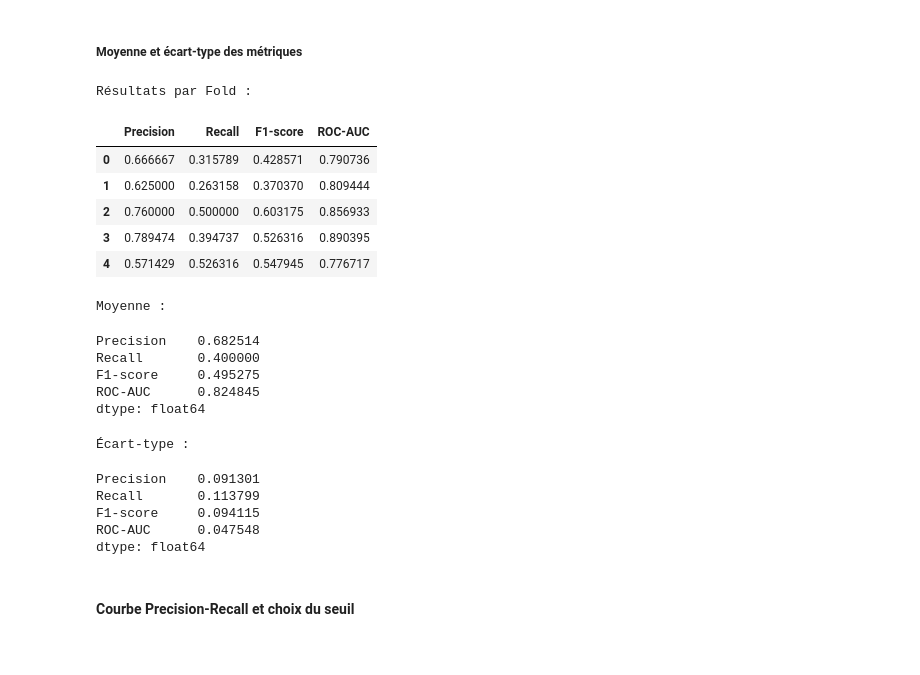
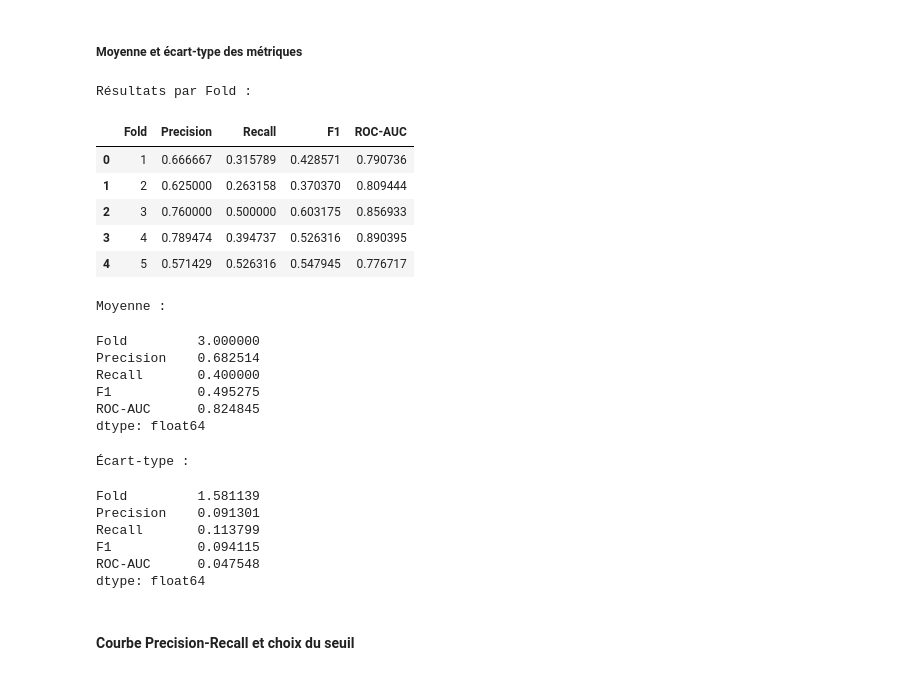
Before and after one commit to rafadmgs/HR_Analytics_Prediction_Turnover_Employee_ESN, a Jupyter notebook: notebooks/P4_E4_amelioration_classification.ipynb, the cells around one changed output. Drawn from its saved outputs; the diff is of its cells as text; code cells hidden in the pictures.

```diff
--- a/notebooks/P4_E4_amelioration_classification.ipynb
+++ b/notebooks/P4_E4_amelioration_classification.ipynb
@@ -154,3 +175,14 @@ X_train : (1176, 45)
 X_test  : (294, 45)
 y_train : (1176,)
 y_test  : (294,)
+# %%
+# Feature engineering
+
+from src.preprocessing import create_e4_features
+
+X_train = create_e4_features(X_train)
+X_test = create_e4_features(X_test)
+
+print("Feature engineering appliqué avec succès.")
+print("X_train :", X_train.shape)
+print("X_test  :", X_test.shape)
@@ -364,18 +400,15 @@ Name: impact_augmentation_equilibre, dtype: float64
 # %% [markdown]
 > - Nous utilisons un **Random Forest** afin de modéliser des relations non linéaires et de prendre en compte le **déséquilibre des classes** grâce à `class_weight="balanced"`.
 # %%
-# Création du modèle Random Forest
+# Création et entraînement du modèle Random Forest
 
-rf_model = RandomForestClassifier(
-    n_estimators=300,
-    class_weight="balanced",
-    random_state=42
+from src.models import train_random_forest
+
+rf_model = train_random_forest(
+    X_train,
+    y_train
 )
 
-# Entraînement du modèle
-
-rf_model.fit(X_train, y_train)
-
 print("Modèle Random Forest entraîné avec succès.")
 # %% [output]
 Modèle Random Forest entraîné avec succès.
@@ -454,0 +419,10 @@ Fold 5 terminé.
+# %%
+# Validation croisée stratifiée
+
+from src.models import cross_validate_random_forest
+
+resultats_cv = cross_validate_random_forest(
+    rf_model,
+    X_train,
+    y_train
+)
@@ -458,40 +438,35 @@ Fold 5 terminé.
 ##### **Moyenne et écart-type des métriques**
 # %%
 # Calcul de la moyenne et de l'écart-type des métriques
-
-resultats_cv = pd.DataFrame({
-    "Precision": precision_scores,
-    "Recall": recall_scores,
-    "F1-score": f1_scores,
-    "ROC-AUC": roc_auc_scores
-})
 
 print("Résultats par Fold :")
 display(resultats_cv)
 
 print("\nMoyenne :")
 display(resultats_cv.mean())
 
 print("\nÉcart-type :")
 display(resultats_cv.std())
 # %% [output]
 Résultats par Fold :
-|  | Precision | Recall | F1-score | ROC-AUC |
-| 0 | 0.666667 | 0.315789 | 0.428571 | 0.790736 |
-| 1 | 0.625000 | 0.263158 | 0.370370 | 0.809444 |
-| 2 | 0.760000 | 0.500000 | 0.603175 | 0.856933 |
-| 3 | 0.789474 | 0.394737 | 0.526316 | 0.890395 |
-| 4 | 0.571429 | 0.526316 | 0.547945 | 0.776717 |
+|  | Fold | Precision | Recall | F1 | ROC-AUC |
+| 0 | 1 | 0.666667 | 0.315789 | 0.428571 | 0.790736 |
+| 1 | 2 | 0.625000 | 0.263158 | 0.370370 | 0.809444 |
+| 2 | 3 | 0.760000 | 0.500000 | 0.603175 | 0.856933 |
+| 3 | 4 | 0.789474 | 0.394737 | 0.526316 | 0.890395 |
+| 4 | 5 | 0.571429 | 0.526316 | 0.547945 | 0.776717 |
 Moyenne :
+Fold         3.000000
 Precision    0.682514
 Recall       0.400000
-F1-score     0.495275
+F1           0.495275
 ROC-AUC      0.824845
 dtype: float64
 Écart-type :
+Fold         1.581139
 Precision    0.091301
 Recall       0.113799
-F1-score     0.094115
+F1           0.094115
 ROC-AUC      0.047548
 dtype: float64
 # %% [markdown]
```
Also changed, not shown: parts of 30 cells of this notebook, 7 other files.
